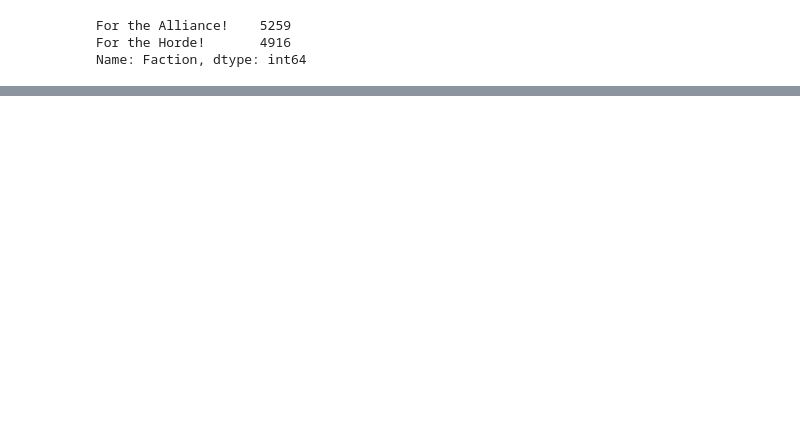
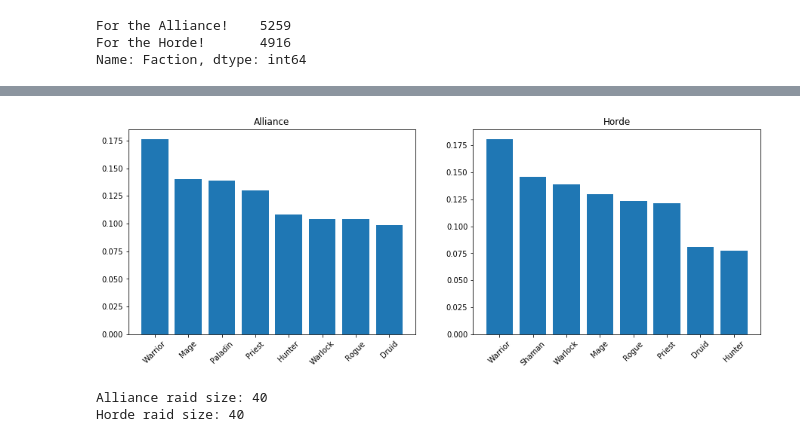
Before and after one commit to ClausHolmgaard/Playground, a Jupyter notebook: Misc/Untitled.ipynb, the cells around one changed output, grey strips where cells are left out. Saved outputs shown, nothing was run; the diff lists cells and outputs as text; code cells hidden in the pictures; blank space fills up the shorter version.

```diff
--- a/Misc/Untitled.ipynb
+++ b/Misc/Untitled.ipynb
@@ -57,0 +75,12 @@ plt.show()
+# %%
+def get_class_percent(dataframe):
+    classes = dataframe['Class'].value_counts().keys().tolist()
+    num_all = dataframe.shape[0]
+    classes_fraction = {}
+    for c in classes:
+        num_class = dataframe['Class'][dataframe['Class']==c].count()
+        classes_fraction[c] = num_class / num_all
+    return classes_fraction
+
+classes_fraction_alliance = get_class_percent(df_alliance)
+classes_fraction_horde = get_class_percent(df_horde)
@@ -57,0 +111,37 @@ plt.show()
+# %%
+fig, axes = plt.subplots(1, 2, figsize=(15, 5))
+
+axes[0].set_title('Alliance')
+axes[0].bar(classes_fraction_alliance.keys(), classes_fraction_alliance.values())
+axes[1].set_title('Horde')
+axes[1].bar(classes_fraction_horde.keys(), classes_fraction_horde.values())
+
+for ax in axes:
+    for tick in ax.get_xticklabels():
+        tick.set_rotation(45)
+# %% [output]
+[figure, added]
+# %%
+raid_comp_alliance = {'Warrior': 8,
+                      'Rogue': 6,
+                      'Mage': 7,
+                      'Priest': 5,
+                      'Warlock': 4,
+                      'Hunter': 3,
+                      'Druid': 3,
+                      'Paladin': 4}
+
+raid_comp_horde = {'Warrior': 8,
+                  'Rogue': 6,
+                  'Mage': 8,
+                  'Priest': 5,
+                  'Warlock': 4,
+                  'Hunter': 2,
+                  'Druid': 2,
+                  'Shaman': 5}
+
+print(f"Alliance raid size: {sum(raid_comp_alliance.values())}")
+print(f"Horde raid size: {sum(raid_comp_horde.values())}")
+# %% [output]
+Alliance raid size: 40
+Horde raid size: 40
```
Also changed, not shown: parts of 7 cells of this notebook, 3 other files.
